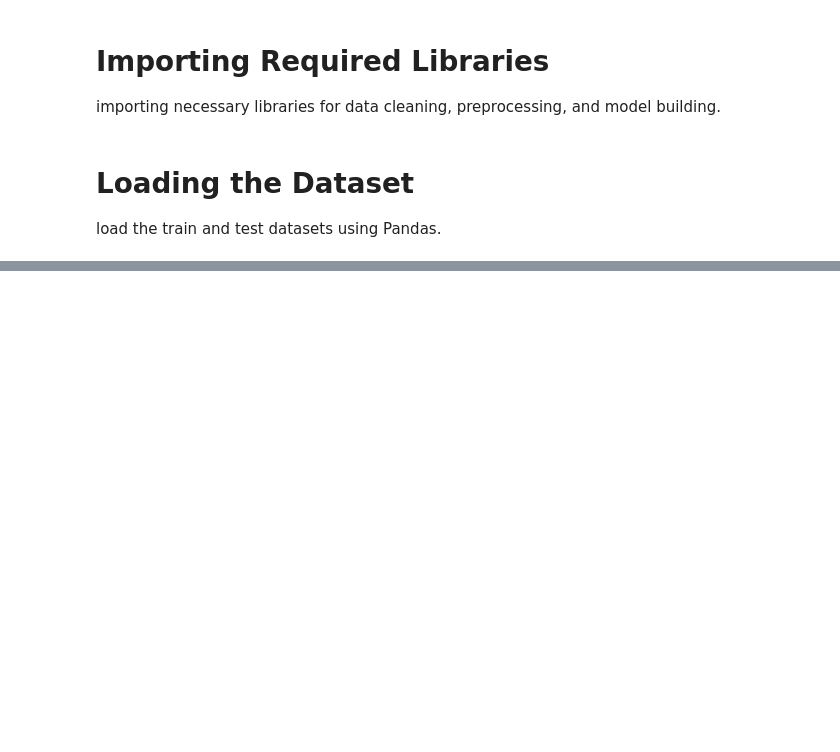
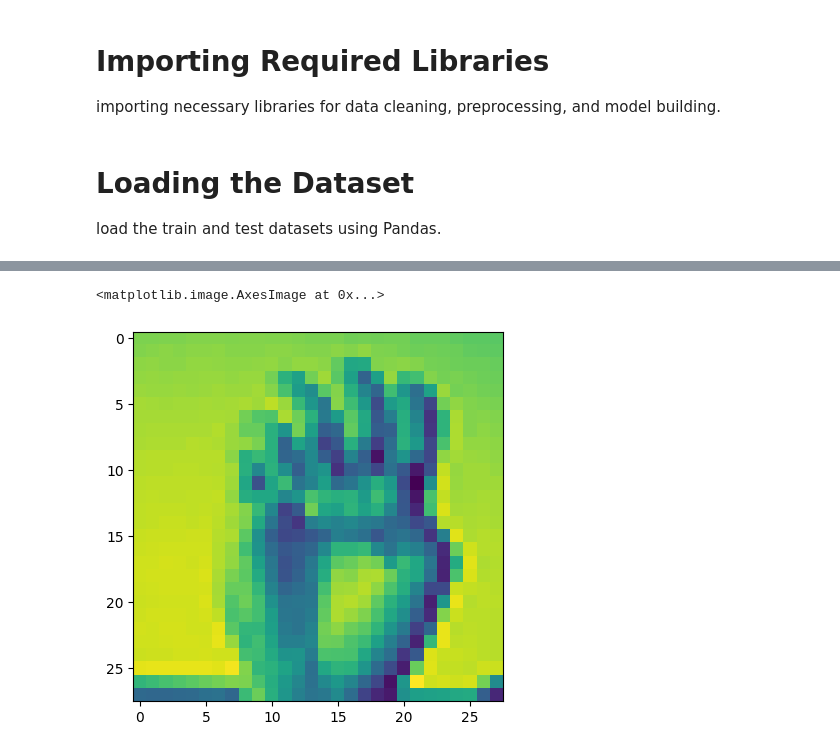
Before and after one commit to salarMokhtariL/American-Sign-Language-MNIST-Gesture-Recognition-CNN, a Jupyter notebook: American_Sign_Language_MNIST_&_Gesture_Recongition_CNN.ipynb, the cells around one changed output, grey strips where cells are left out. Drawn from its saved outputs; the diff is of its cells as text; code cells hidden in the pictures; blank space fills up the shorter version.

```diff
--- a/American_Sign_Language_MNIST_&_Gesture_Recongition_CNN.ipynb
+++ b/American_Sign_Language_MNIST_&_Gesture_Recongition_CNN.ipynb
@@ -22,0 +128,4 @@ train_data = pd.read_csv("")
+# %%
+# Split data
+x_train, x_test, y_train, y_test = train_test_split(images, labels, test_size=0.3,
+                                                    random_state=101)
@@ -22,0 +139,15 @@ train_data = pd.read_csv("")
+# %%
+# Scale images
+
+x_train = x_train/255
+x_test = x_test/255
+# %%
+# Reshape into the size required by TF & Keras
+
+x_train = x_train.reshape(x_train.shape[0], 28, 28, 1)
+x_test = x_test.reshape(x_test.shape[0], 28, 28, 1)
+
+plt.imshow(x_train[5].reshape(28,28))
+# %% [output]
+<matplotlib.image.AxesImage at 0x...>
+[figure, added]
```
Also changed, not shown: parts of 15 cells of this notebook.
